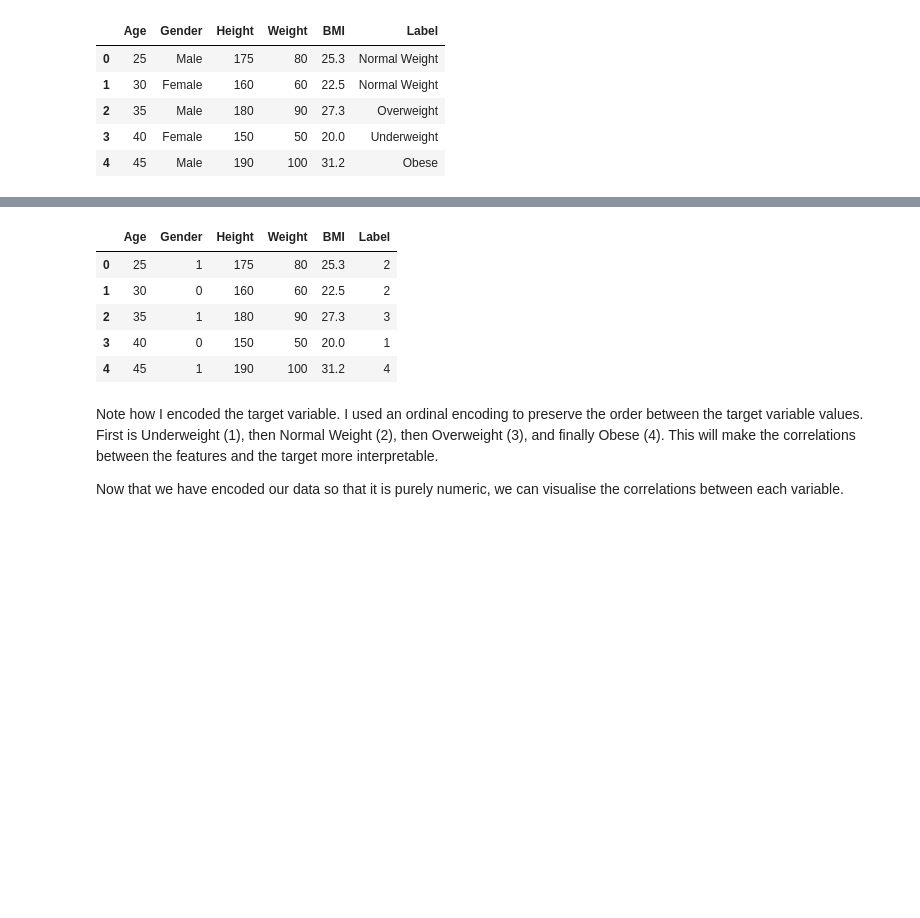
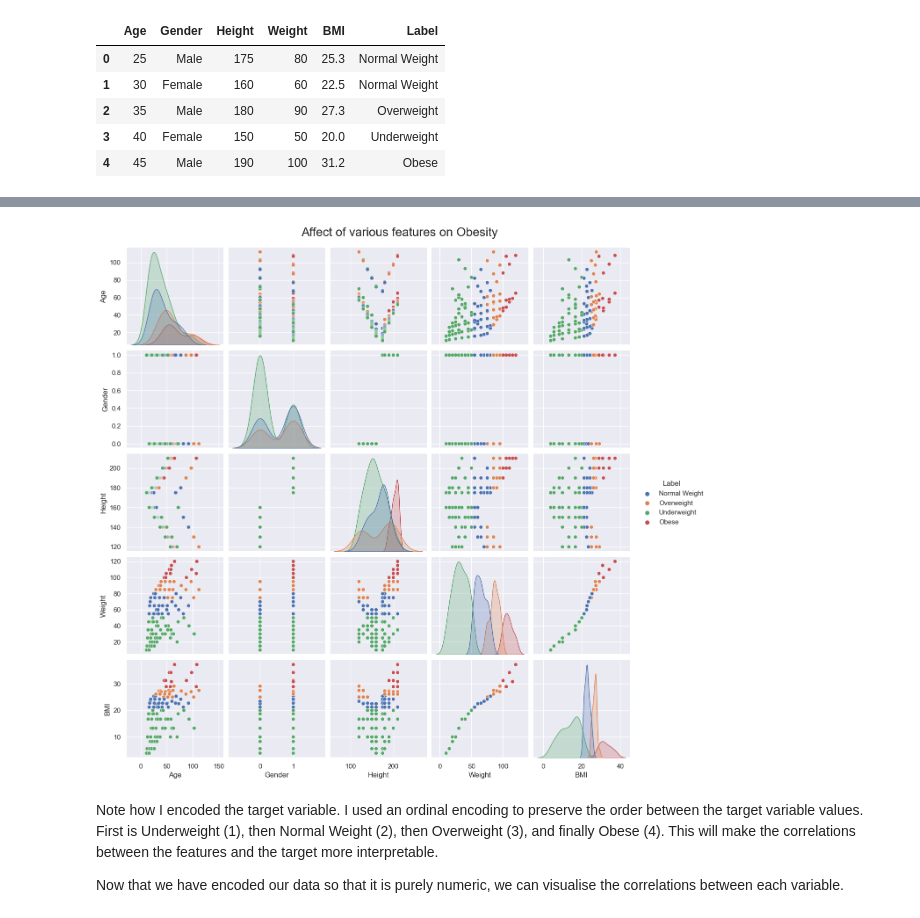
Before and after one commit to raj-pulapakura/Obesity-Analysis-and-Classification, a Jupyter notebook: obesity_analysis.ipynb, the cells around one changed output, grey strips where cells are left out. Cells and saved outputs as stored; diff of their text form; code cells hidden in the pictures; blank space fills up the shorter version.

Commit message:
📈 added pairplot graph

```diff
--- a/obesity_analysis.ipynb
+++ b/obesity_analysis.ipynb
@@ -219,8 +232,11 @@ data.head()
+# %%
+g = sns.pairplot(processed_data, hue="Label")
+g.fig.suptitle("Affect of various features on Obesity", y=1.02, fontsize=20)
+g.fig.savefig("obesity_pairplot.png")
+plt.show()
+# %% [output]
+[figure, added]
 # %%
-# convert Gender into binary variable
-processed_data = data.copy()
-processed_data["Gender"] = LabelEncoder().fit_transform(processed_data["Gender"])
-
 # map Label to ordinal encoding
 label_map = {
     "Underweight": 1,
@@ -231,13 +247,6 @@ label_map = {
 processed_data = processed_data.replace({"Label": label_map})
 
 processed_data.head()
-# %% [output]
-|  | Age | Gender | Height | Weight | BMI | Label |
-| 0 | 25 | 1 | 175 | 80 | 25.3 | 2 |
-| 1 | 30 | 0 | 160 | 60 | 22.5 | 2 |
-| 2 | 35 | 1 | 180 | 90 | 27.3 | 3 |
-| 3 | 40 | 0 | 150 | 50 | 20.0 | 1 |
-| 4 | 45 | 1 | 190 | 100 | 31.2 | 4 |
 # %% [markdown]
 Note how I encoded the target variable. I used an ordinal encoding to preserve the order between the target variable values. First is Underweight (1), then Normal Weight (2), then Overweight (3), and finally Obese (4). This will make the correlations between the features and the target more interpretable.
 
```
Also changed, not shown: parts of 8 cells of this notebook, 1 other file.
